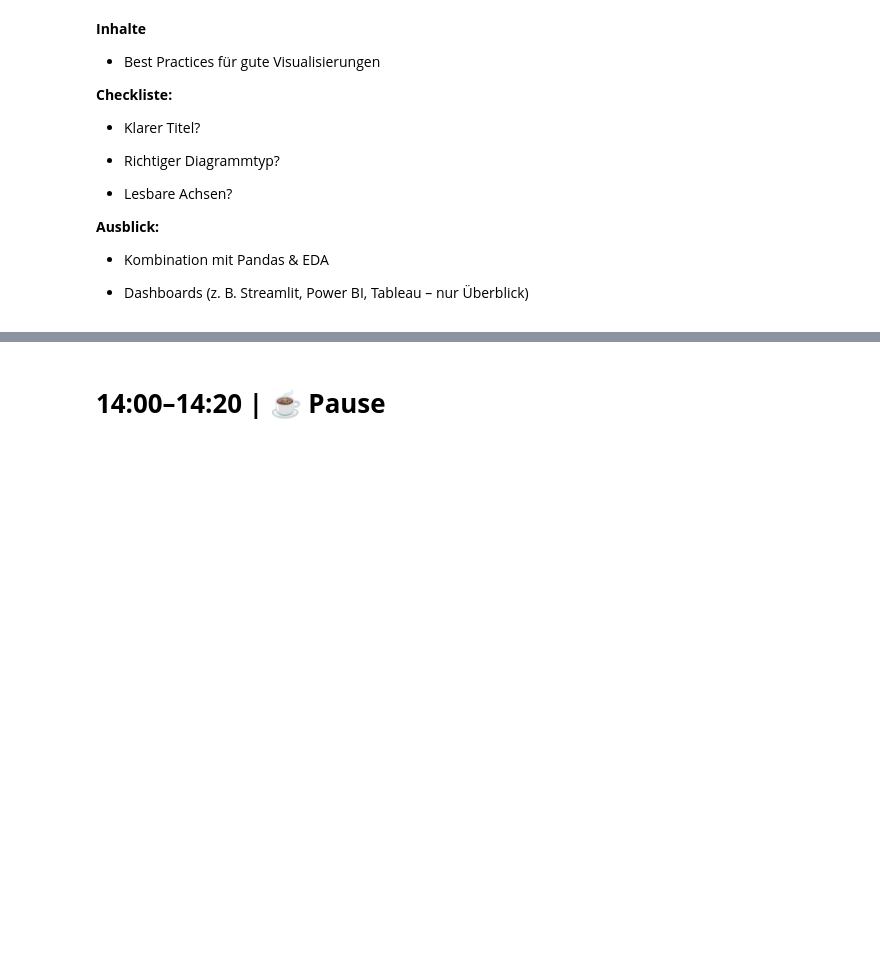
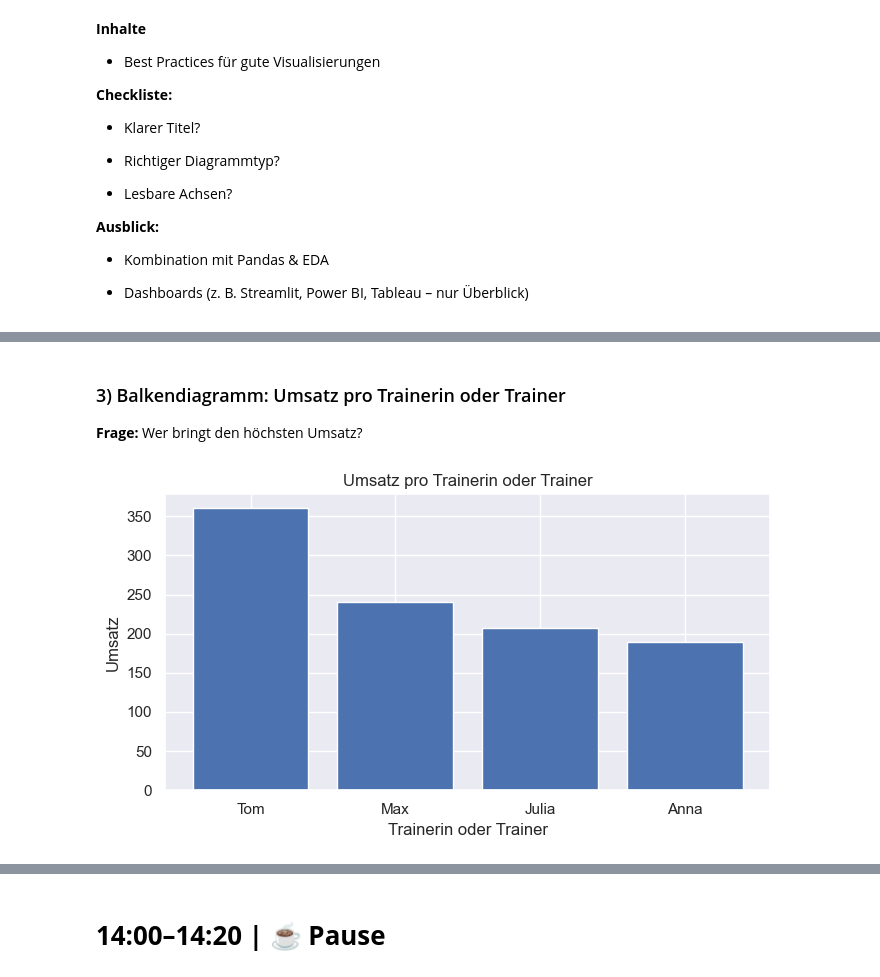
Before and after one commit to chiaoya/Data_to_Decision_with_SQL_Python, a Jupyter notebook: Tag 3/Day_3_Data_Analytics_SQL_Python.ipynb, the cells around one changed output, grey strips where cells are left out. Saved outputs shown, nothing was run; the diff lists cells and outputs as text; code cells hidden in the pictures; blank space fills up the shorter version.

```diff
--- a/Tag 3/Day_3_Data_Analytics_SQL_Python.ipynb
+++ b/Tag 3/Day_3_Data_Analytics_SQL_Python.ipynb
@@ -1438,0 +1393,21 @@ plt.show()
+# %% [markdown]
+### 3) Balkendiagramm: Umsatz pro Trainerin oder Trainer
+
+**Frage:** Wer bringt den höchsten Umsatz?
+# %%
+revenue_by_trainer_viz = (
+    fitness_viz
+    .groupby('trainer')['revenue']
+    .sum()
+    .sort_values(ascending=False)
+)
+
+plt.figure(figsize=(7, 4))
+plt.bar(revenue_by_trainer_viz.index, revenue_by_trainer_viz.values)
+plt.title('Umsatz pro Trainerin oder Trainer')
+plt.xlabel('Trainerin oder Trainer')
+plt.ylabel('Umsatz')
+plt.tight_layout()
+plt.show()
+# %% [output]
+[figure, added]
```
Also changed, not shown: parts of 141 cells of this notebook, 6 other files.
